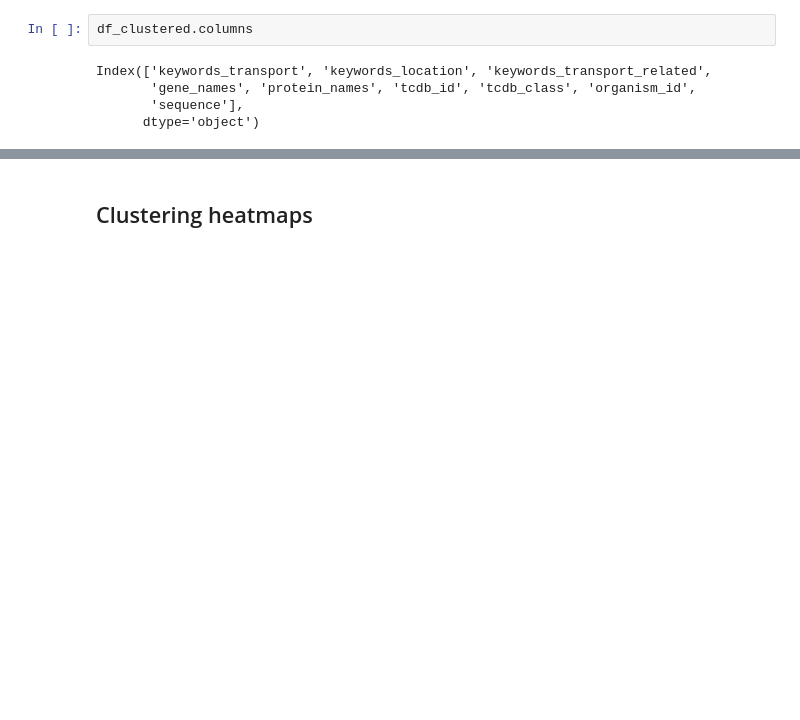
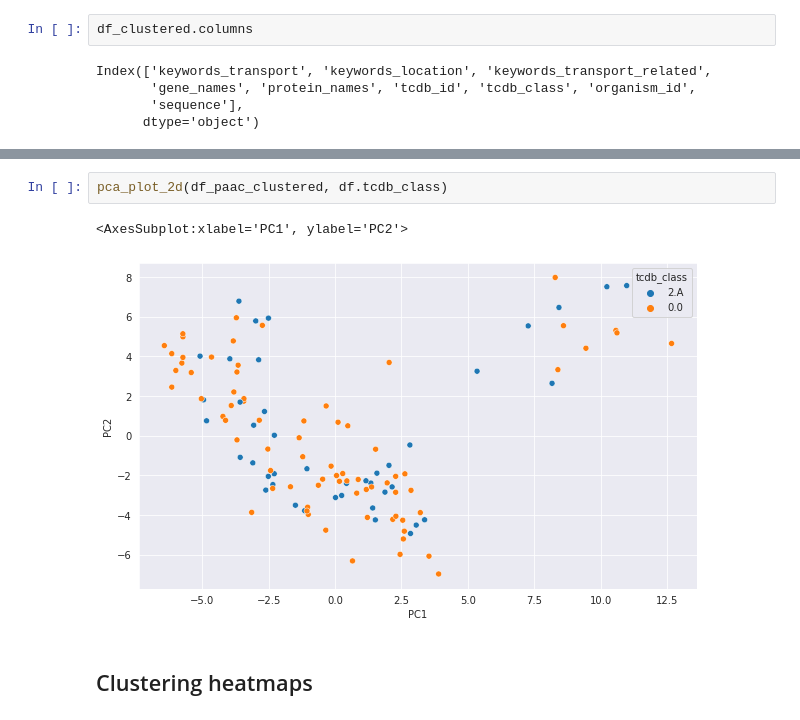
Before and after one commit to adenger/subpred3, a Jupyter notebook: notebooks/athaliana_03_clustering.ipynb, the cells around one changed output, grey strips where cells are left out. Saved outputs shown, nothing was run; the diff lists cells and outputs as text; blank space fills up the shorter version.

```diff
--- a/notebooks/athaliana_03_clustering.ipynb
+++ b/notebooks/athaliana_03_clustering.ipynb
@@ -240,3 +254,8 @@ Index(['keywords_transport', 'keywords_location', 'keywords_transport_related',
+# %%
+pca_plot_2d(df_paac_clustered, df.tcdb_class)
+# %% [output]
+<AxesSubplot:xlabel='PC1', ylabel='PC2'>
+[figure, added]
 # %% [markdown]
 ## Clustering heatmaps
 # %% [markdown]
```
Also changed, not shown: parts of 3 cells of this notebook.
